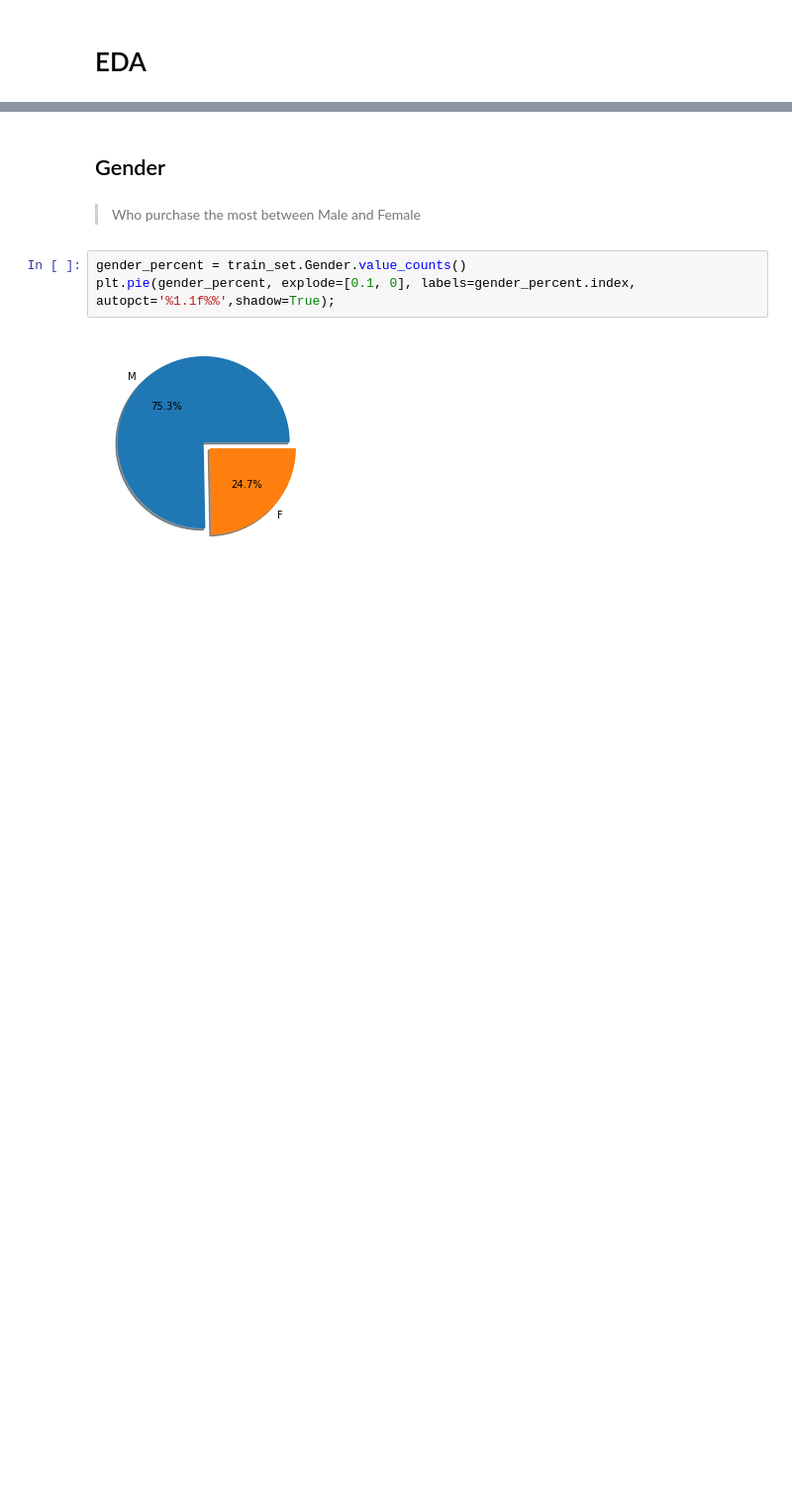
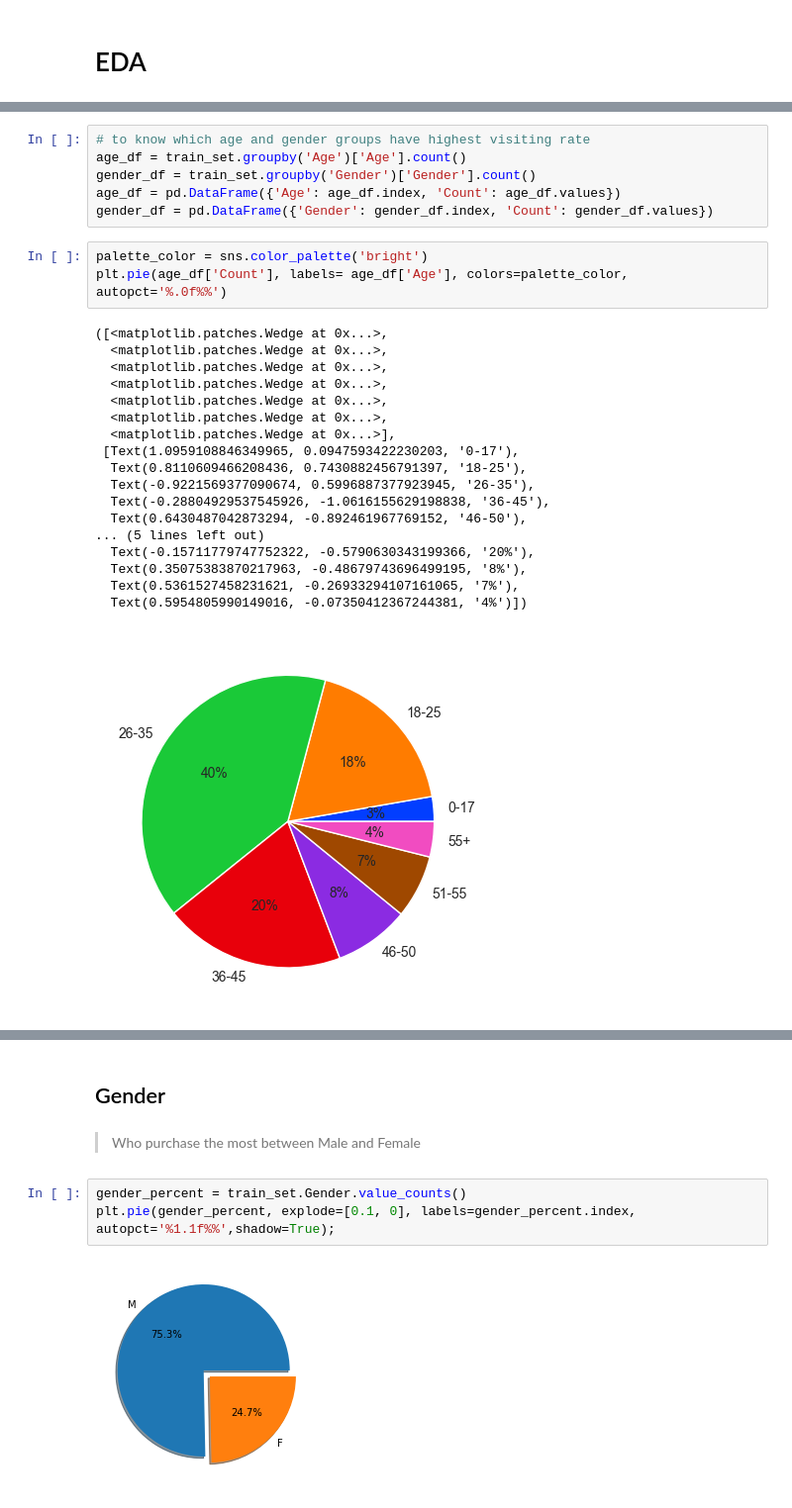
Before and after one commit to Laaroyussuf/Black-Friday-Purchase_Prediction, a Jupyter notebook: BlackFridaySale.ipynb, the cells around one changed output, grey strips where cells are left out. Shown at 99% size. Saved outputs shown, nothing was run; the diff lists cells and outputs as text; blank space fills up the shorter version.

```diff
--- a/BlackFridaySale.ipynb
+++ b/BlackFridaySale.ipynb
@@ -189,0 +221,28 @@ train_set.describe(include='all').T
+# %%
+# to know which age and gender groups have highest visiting rate
+age_df = train_set.groupby('Age')['Age'].count()
+gender_df = train_set.groupby('Gender')['Gender'].count()
+age_df = pd.DataFrame({'Age': age_df.index, 'Count': age_df.values})
+gender_df = pd.DataFrame({'Gender': gender_df.index, 'Count': gender_df.values})
+# %%
+palette_color = sns.color_palette('bright')
+plt.pie(age_df['Count'], labels= age_df['Age'], colors=palette_color, autopct='%.0f%%')
+# %% [output]
+([<matplotlib.patches.Wedge at 0x...>,
+  <matplotlib.patches.Wedge at 0x...>,
+  <matplotlib.patches.Wedge at 0x...>,
+  <matplotlib.patches.Wedge at 0x...>,
+  <matplotlib.patches.Wedge at 0x...>,
+  <matplotlib.patches.Wedge at 0x...>,
+  <matplotlib.patches.Wedge at 0x...>],
+ [Text(1.0959108846349965, 0.0947593422230203, '0-17'),
+  Text(0.8110609466208436, 0.7430882456791397, '18-25'),
+  Text(-0.9221569377090674, 0.5996887377923945, '26-35'),
+  Text(-0.28804929537545926, -1.0616155629198838, '36-45'),
+  Text(0.6430487042873294, -0.892461967769152, '46-50'),
+... (5 lines left out)
+  Text(-0.15711779747752322, -0.5790630343199366, '20%'),
+  Text(0.35075383870217963, -0.48679743696499195, '8%'),
+  Text(0.5361527458231621, -0.26933294107161065, '7%'),
+  Text(0.5954805990149016, -0.07350412367244381, '4%')])
+[figure, added]
```
Also changed, not shown: parts of 15 cells of this notebook, 1 other file.
